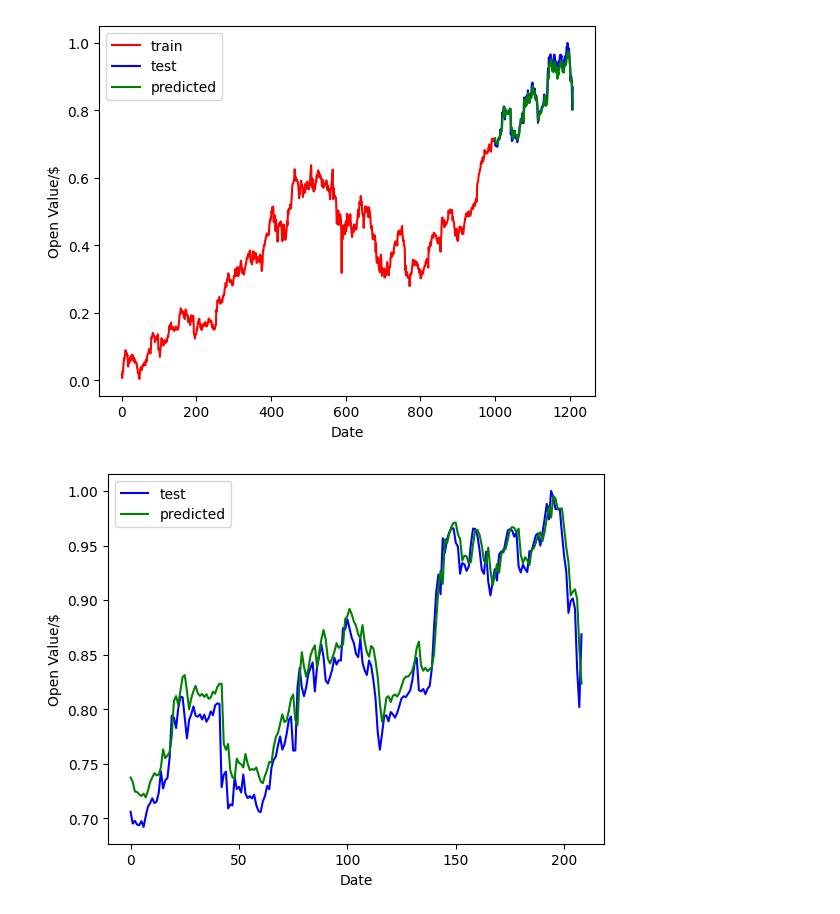
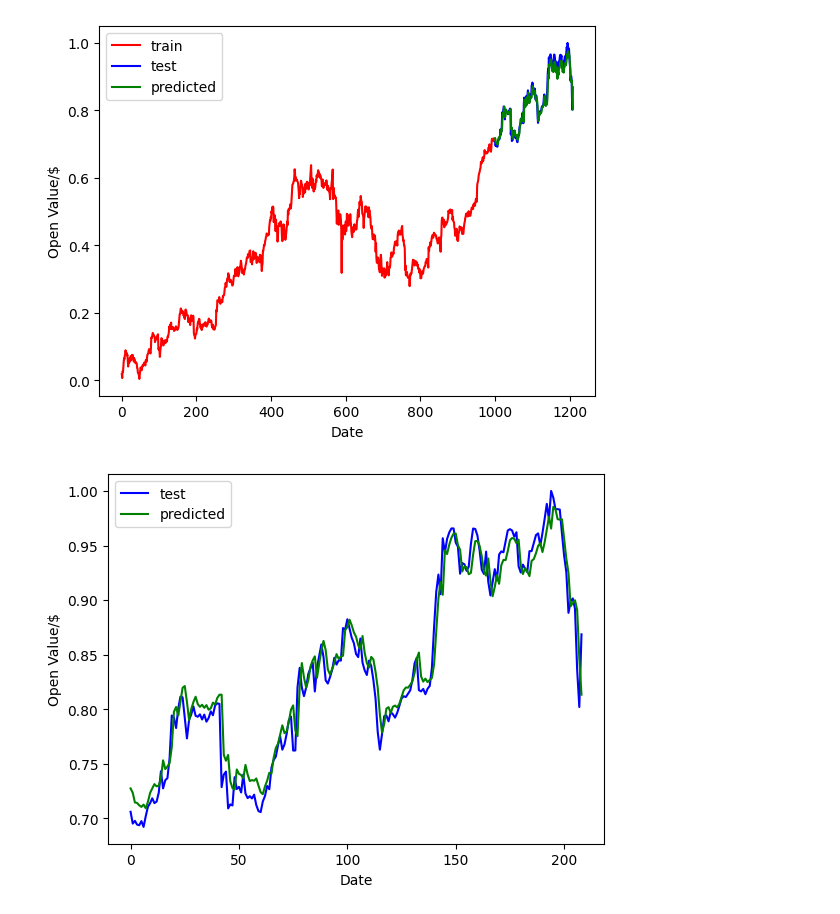
Before and after one commit to DMN-SANGEETH/Stock-market-value-prediction-LSTM, a Jupyter notebook: Stock-market-value-prediction-LSTM-training.ipynb, the cells around one changed output. Saved outputs shown, nothing was run; the diff lists cells and outputs as text; code cells hidden in the pictures.

```diff
--- a/Stock-market-value-prediction-LSTM-training.ipynb
+++ b/Stock-market-value-prediction-LSTM-training.ipynb
@@ -120,13 +120,13 @@ plt.show()
 [figure]
 # %%
 plt.plot(test_target,'b',label='test')
-plt.plot(result+0.02,'g',label='predicted')
+plt.plot(result+0.01,'g',label='predicted')
 #actual target and predicted target athra graph eka godak samanai.
 plt.xlabel('Date')
 plt.ylabel('Open Value/$')
 plt.legend()
 plt.show()
 # %% [output]
-[figure, old version]
+[figure, new version]
 # %%
 model.save('sotock_market.h5')
```
Also changed, not shown: parts of 1 cell of this notebook.
